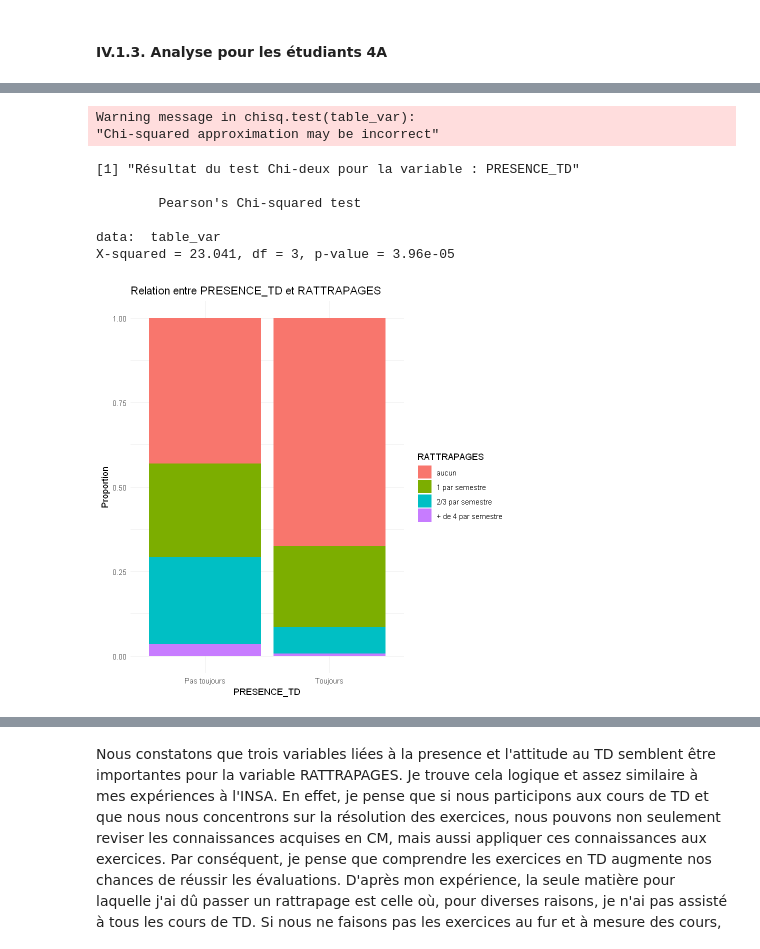
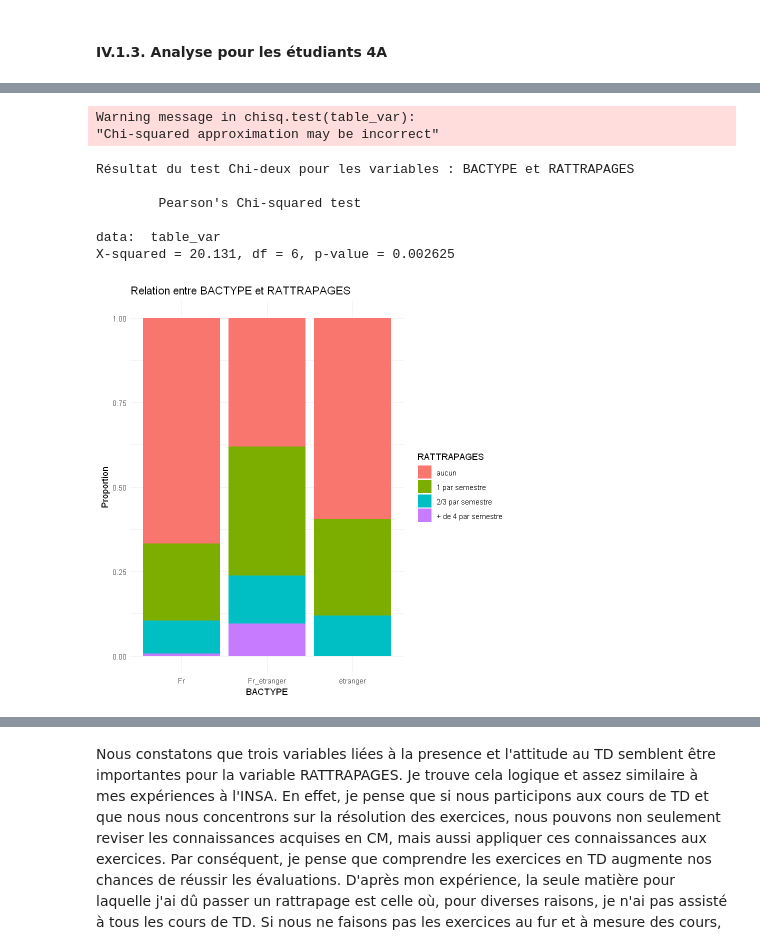
Before and after one commit to NaUl51/Stage_4A_Analyse-d-indicateurs-sur-la-vie-scolaire-et-extra-scolaire-des-l-ves-de-l-INSA-Toulouse-, a Jupyter notebook: Code_Luan_R.ipynb, the cells around one changed output, grey strips where cells are left out. Drawn from its saved outputs; the diff is of its cells as text; code cells hidden in the pictures.

```diff
--- a/Code_Luan_R.ipynb
+++ b/Code_Luan_R.ipynb
@@ -784,0 +1180,3 @@ D'après les résultats du test, nous pouvons observer que les variables CONCENT
+# %%
+insa_cleaned_1 <- insa_cleaned_1 %>%
+    select(-SPECTACLES_POSITIF)
@@ -1230,6 +1677,13 @@ Nous constatons qu'il n'y a pas beaucoup de dépendance entre les deux variables
 # Filtrage des données pour exclure les étudiants de la 1A ou en intégration
 group2 <- insa_cleaned_2 %>%
   filter(PROMO != "1A" & PROMO != "INTEGRATION")
+
+group2 <- group2 %>%
+  mutate( COHORTE = fct_collapse(COHORTE, "non-classic" = c("FAS", "SHN", "NORG-IBER-ENG-AS", "Arts_Etude","SupENR"))
+  )
+
+group2 <- droplevels(group2)
+
 
 # Afficher les données filtrées
 str(group2)
@@ -2223,5 +2187,11 @@ etudiants_4A <- subset(group2, PROMO == "4A")
 # Supprimer la colonne PROMO car elle n'est plus nécessaire
 etudiants_4A <- etudiants_4A[ , !(names(etudiants_4A) %in% c("PROMO"))]
 
+etudiants_4A <- etudiants_4A  %>%
+  filter(!(SPECIALITE_PO %in% c("ICBE", "IMACS", "MIC", "IC")))
+
+etudiants_4A <- droplevels(etudiants_4A)
+
+
 # Sauvegarder les données filtrées dans un fichier Excel
 write_xlsx(etudiants_4A, "etudiants_4A.xlsx")
@@ -2245,3 +2238,3 @@ varImpPlot(rf_model_full,
 # %%
 etudiants_4A_reduced <- etudiants_4A %>%
-  select(-SENSATIONREUSSITE, -REDOUBLEMENT, -CLASSEMENT1A, -CLASSEMENTDERNIER)
+  dplyr::select(-SENSATIONREUSSITE, -REDOUBLEMENT, -CLASSEMENT1A, -CLASSEMENTDERNIER)
@@ -2265,29 +2290,12 @@ varImpPlot(rf_model_full,
 # %%
-# Créer un tableau de contingence entre PRESENCE_TD et RATTRAPAGES
-table_var <- table(etudiants_4A_reduced$PRESENCE_TD, etudiants_4A_reduced$RATTRAPAGES)
-
-# Réaliser le test Chi-deux pour PRESENCE_TD
-chi_test <- chisq.test(table_var)
-
-# Afficher le résultat du test Chi-deux
-print("Résultat du test Chi-deux pour la variable : PRESENCE_TD")
-print(chi_test)
-
-# Créer le graphique de barres empilées pour PRESENCE_TD
-plot <- ggplot(etudiants_4A_reduced, aes(x = PRESENCE_TD, fill = RATTRAPAGES)) +
-  geom_bar(position = "fill") +
-  labs(y = "Proportion", title = "Relation entre PRESENCE_TD et RATTRAPAGES") +
-  theme_minimal()
-
-# Afficher le graphique
-print(plot)
+chi_square_test_and_plot(etudiants_4A_reduced, "BACTYPE", "RATTRAPAGES")
 # %% [output]
 Warning message in chisq.test(table_var):
 "Chi-squared approximation may be incorrect"
-[1] "Résultat du test Chi-deux pour la variable : PRESENCE_TD"
+Résultat du test Chi-deux pour les variables : BACTYPE et RATTRAPAGES
 
         Pearson's Chi-squared test
 
 data:  table_var
-X-squared = 23.041, df = 3, p-value = 3.96e-05
+X-squared = 20.131, df = 6, p-value = 0.002625
-[figure, old version]
+[figure, new version]
```
Also changed, not shown: parts of 279 cells of this notebook, 10 other files.
